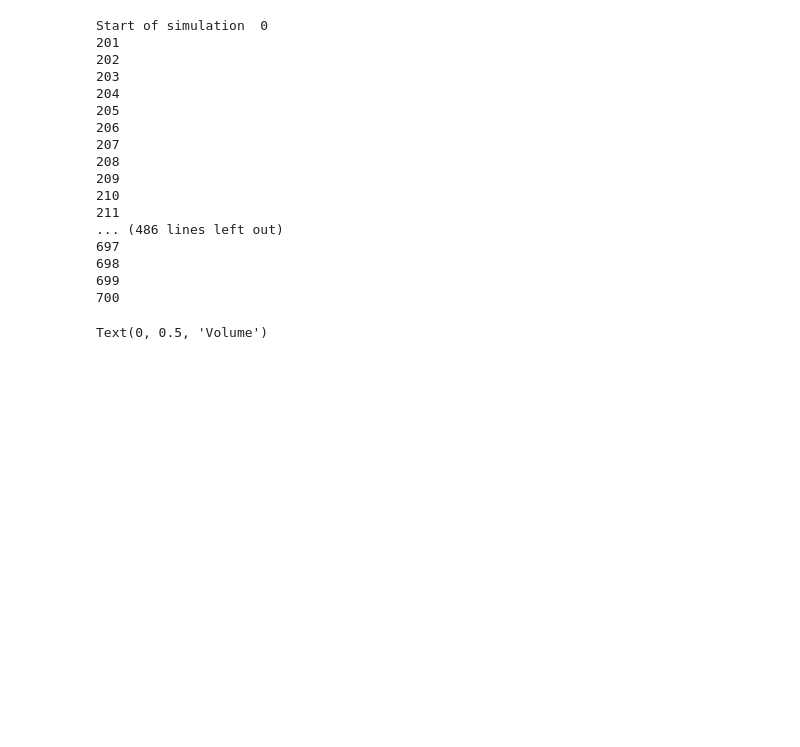
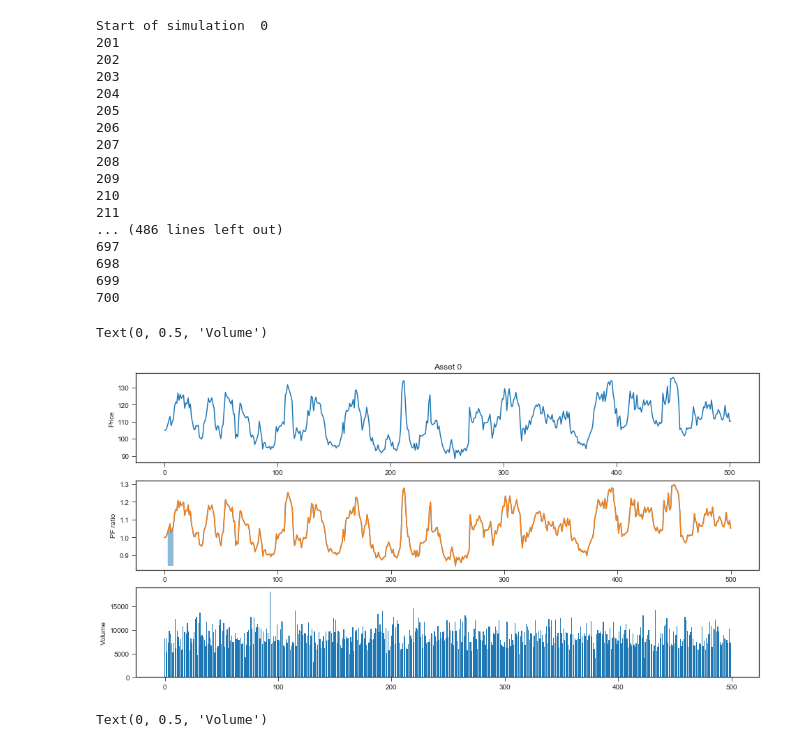
Before and after one commit to joerischasfoort/qe-asset-cycle, a Jupyter notebook: model_dynamics.ipynb, the cells around one changed output. Saved outputs shown, nothing was run; the diff lists cells and outputs as text; code cells hidden in the pictures; blank space fills up the shorter version.

Commit message:
add qe shading to graph

```diff
--- a/model_dynamics.ipynb
+++ b/model_dynamics.ipynb
@@ -32,9 +32,9 @@ params_nb = {"fundamental_value": 105,
               'spread_max': 0.004, "horizon": 200,
               "fundamentalist_horizon_multiplier": 2.2,
               "trades_per_tick": 3, "mutation_intensity": 0.0477,
-              "average_learning_ability": 0.02, 'money_multiplier': 2.4,
-              "bond_mean_reversion": 0.0, 'cb_pf_range': 0.2,
-              "qe_perc_size": 0.00, "cb_size": 0.02, "qe_asset_index": 0}
+              "average_learning_ability": 0.02, 'money_multiplier': 2.6,
+              "bond_mean_reversion": 0.0, 'cb_pf_range': 0.05,
+              "qe_perc_size": 0.16, "cb_size": 0.02, "qe_asset_index": 0}
 # %%
 trdrs_nb = []
 orbs_nb = []
@@ -42,7 +42,7 @@ central_banks_nb = []
 
 for seed_nb in range(NRUNS):
     traders_nb, central_bank_nb, orderbook_nb = init_objects(params_nb, seed_nb)
-    traders_nb, central_bank_nb, orderbook_nb = qe_model(traders_nb, central_bank_nb, orderbook_nb, params_nb, scenario=None, seed=seed_nb)
+    traders_nb, central_bank_nb, orderbook_nb = qe_model(traders_nb, central_bank_nb, orderbook_nb, params_nb, scenario='BLR', seed=seed_nb)
     central_banks_nb.append(central_bank_nb)
     trdrs_nb.append(traders_nb)
     orbs_nb.append(orderbook_nb)
@@ -68,6 +68,29 @@ Start of simulation  0
 ap = pd.DataFrame([orbs_nb[run].tick_close_price for run in range(NRUNS)]).transpose()
 fn = pd.DataFrame([orbs_nb[run].fundamental for run in range(NRUNS)]).transpose()
 av = pd.DataFrame([[sum(v) for v in orbs_nb[run].transaction_volumes_history] for run in range(NRUNS)]).transpose()
+# %%
+x = list(set(orbs_nb[0].qe_periods))
+# %%
+fig, (ax1, ax2, ax3) = plt.subplots(3, 1, figsize=(16,8))
+
+# prices
+ax1.set_title('Asset 0')
+ax1.plot(ap.index, ap.mean(axis=1))
+ax1.set_ylabel('Price')
+
+
+# pd ratio's
+ax2.plot(ap.index, ap.mean(axis=1) / fn.mean(axis=1))
+ax2.plot(ap.index, ap.mean(axis=1) / fn.mean(axis=1))
+ax2.fill_between(x, min(ap.mean(axis=1) / fn.mean(axis=1)), ap.mean(axis=1)[x] / fn.mean(axis=1)[x], alpha=0.5)
+ax2.set_ylabel('PF ratio')
+
+# volumes
+ax3.bar(av.index, av.mean(axis=1))
+ax3.set_ylabel('Volume')
+# %% [output]
+Text(0, 0.5, 'Volume')
+[figure, added]
 # %%
 fig, (ax1, ax2, ax3) = plt.subplots(3, 1, figsize=(16,8))
 
```
Also changed, not shown: 1 other file.
